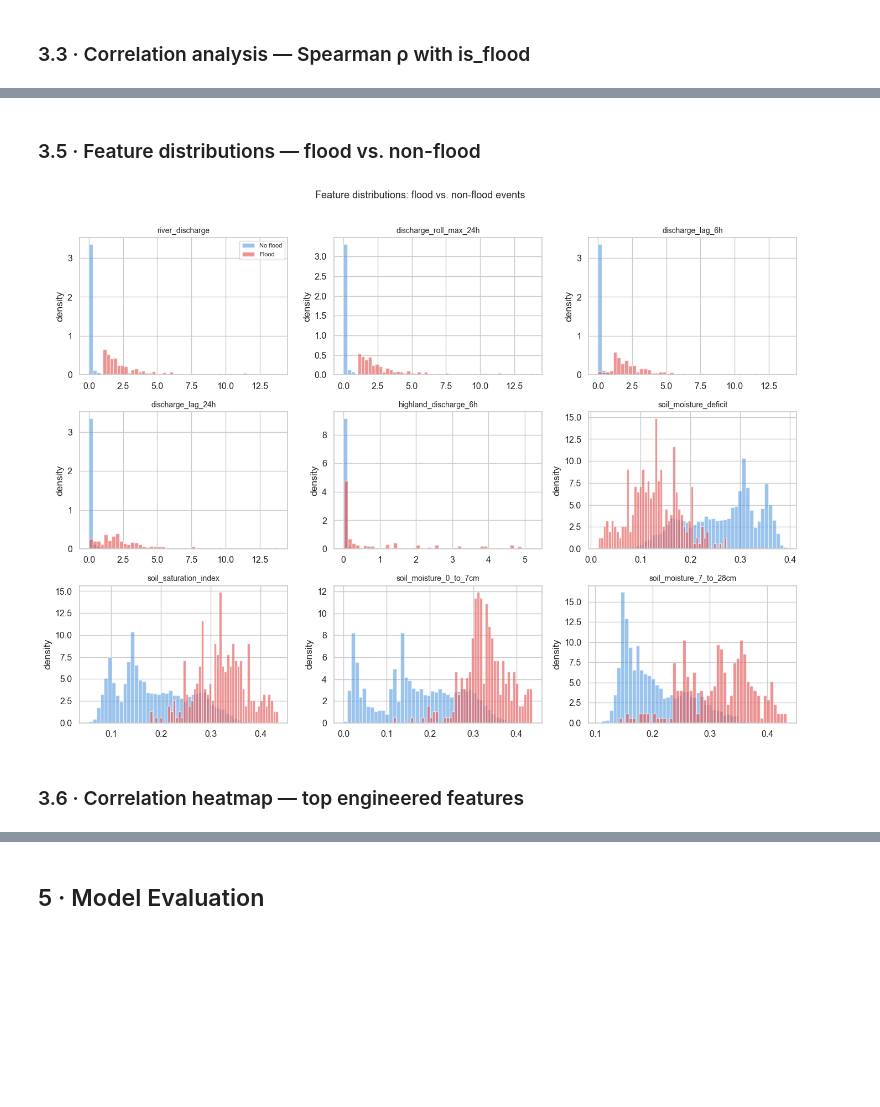
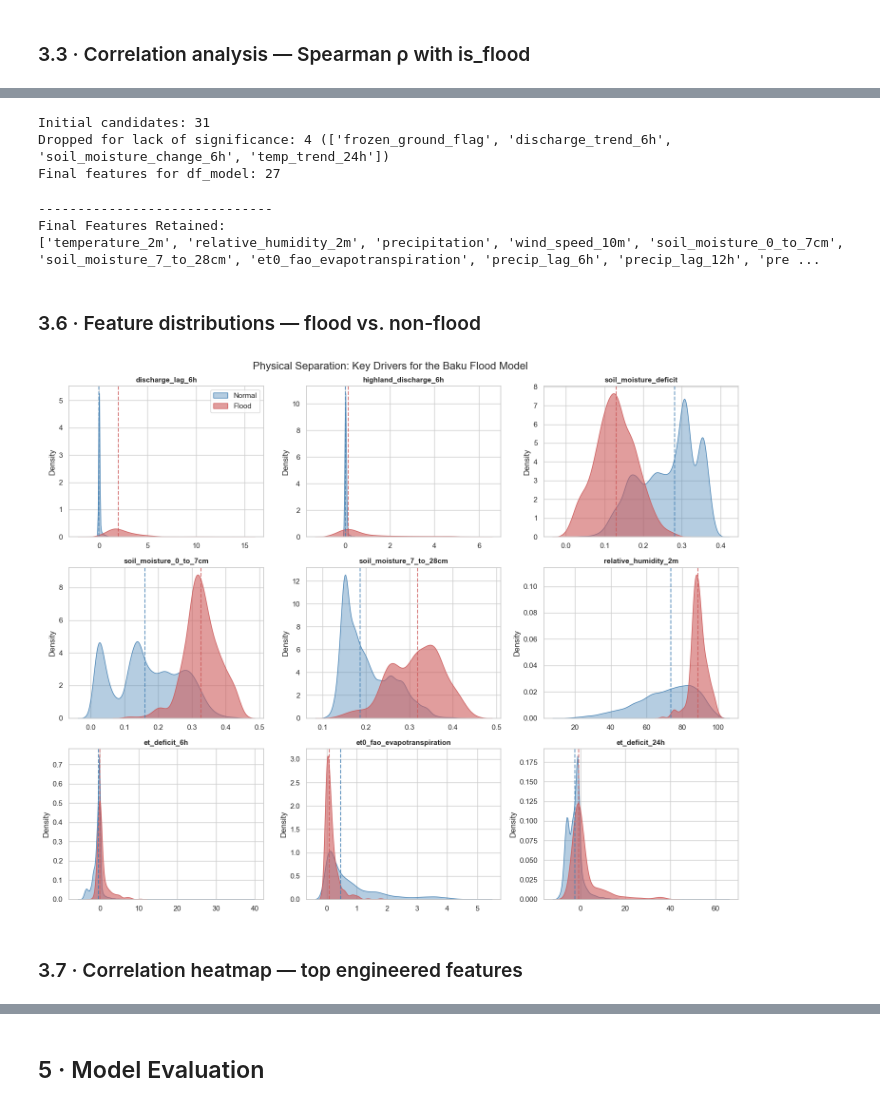
Before and after one commit to AliAgabalayev/Baku-Sentinel-Advanced-Flash-Flood-Forecasting-System, a Jupyter notebook: notebooks/day_04_baku_sentinel.ipynb, the cells around one changed output, grey strips where cells are left out. Cells and saved outputs as stored; diff of their text form; code cells hidden in the pictures; blank space fills up the shorter version.

```diff
--- a/notebooks/day_04_baku_sentinel.ipynb
+++ b/notebooks/day_04_baku_sentinel.ipynb
@@ -326,26 +397,66 @@ soil_moisture_7_to_28cm        0.3185           0.1863  0.1322 0.0000
+# %%
+# Identify features that are not statistically significant (p >= 0.05)
+insignificant_features = stats_df[stats_df['p_value'] >= 0.05]['Feature'].tolist()
+
+# Create the final list by keeping only significant, non-redundant features
+model_ready_features = [f for f in final_features if f not in insignificant_features]
+
+print(f"Initial candidates: {len(final_features)}")
+print(f"Dropped for lack of significance: {len(insignificant_features)} ({insignificant_features})")
+print(f"Final features for df_model: {len(model_ready_features)}")
+# %% [output]
+Initial candidates: 31
+Dropped for lack of significance: 4 (['frozen_ground_flag', 'discharge_trend_6h', 'soil_moisture_change_6h', 'temp_trend_24h'])
+Final features for df_model: 27
+# %%
+# Rebuild the final dataframe
+# We keep the features, the target, and the time for splitting
+df_model = df_gold[model_ready_features + ['is_flood', 'time_6h']].copy()
+
+print("-" * 30)
+print("Final Features Retained:")
+print(model_ready_features)
+# %% [output]
+------------------------------
+Final Features Retained:
+['temperature_2m', 'relative_humidity_2m', 'precipitation', 'wind_speed_10m', 'soil_moisture_0_to_7cm', 'soil_moisture_7_to_28cm', 'et0_fao_evapotranspiration', 'precip_lag_6h', 'precip_lag_12h', 'pre ...
 # %% [markdown]
-### 3.5 · Feature distributions — flood vs. non-flood
+### 3.6 · Feature distributions — flood vs. non-flood
 # %%
-top_features = corr_df['feature'].head(9).tolist()
+# 1. Identify the top 9 most significant features from our cleaned model list
+# This ensures we only plot features we are actually keeping for the model
+model_ready_stats = stats_df[stats_df['Feature'].isin(model_ready_features)]
+plot_features = model_ready_stats['Feature'].head(9).tolist()
 
-fig, axes = plt.subplots(3, 3, figsize=(14, 10))
+fig, axes = plt.subplots(3, 3, figsize=(15, 12))
 axes = axes.flatten()
 
-for i, feat in enumerate(top_features):
+for i, feat in enumerate(plot_features):
     ax = axes[i]
-    f_vals  = flood[feat].dropna()
-    nf_vals = no_flood[feat].dropna()
-    ax.hist(nf_vals, bins=50, alpha=0.5, color='#378ADD', density=True, label='No flood')
-    ax.hist(f_vals,  bins=50, alpha=0.6, color='#E24B4A', density=True, label='Flood')
-    ax.set_title(feat, fontsize=10)
-    ax.set_ylabel('density')
-    if i == 0: ax.legend(fontsize=8)
 
-plt.suptitle('Feature distributions: flood vs. non-flood events', y=1.01, fontsize=13)
+    f_vals = flood_samples[feat].dropna()
+    n_vals = normal_samples[feat].dropna()
+
+    # Plotting distributions
+    sns.kdeplot(n_vals, ax=ax, fill=True, color='steelblue', label='Normal', alpha=0.4)
+    sns.kdeplot(f_vals, ax=ax, fill=True, color='indianred', label='Flood', alpha=0.6)
+
+    # Adding vertical lines for medians to show the 'gap'
+    ax.axvline(n_vals.median(), color='steelblue', linestyle='--', alpha=0.8)
+    ax.axvline(f_vals.median(), color='indianred', linestyle='--', alpha=0.8)
+
+    ax.set_title(f"{feat}", fontsize=11, fontweight='bold')
+    ax.set_ylabel('Density')
+    ax.set_xlabel('')
+
+    if i == 0:
+        ax.legend(frameon=True)
+
+plt.suptitle('Physical Separation: Key Drivers for the Baku Flood Model', fontsize=16, y=0.98)
 plt.tight_layout()
 plt.show()
 # %% [output]
-[figure, old version]
+[figure, new version]
 # %% [markdown]
-### 3.6 · Correlation heatmap — top engineered features
+### 3.7 · Correlation heatmap — top engineered features
 # %%
```
Also changed, not shown: parts of 30 cells of this notebook, 1 other file.
